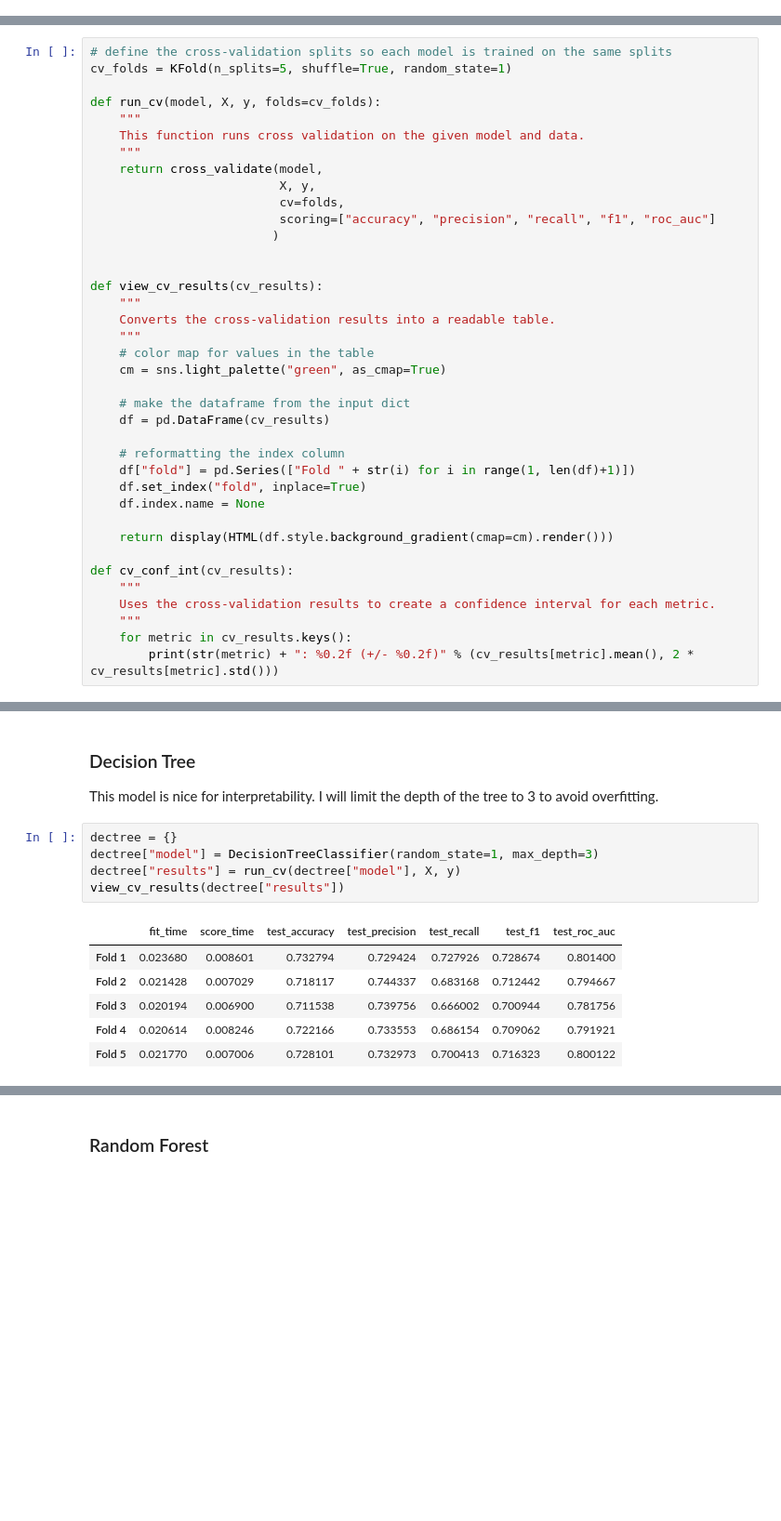
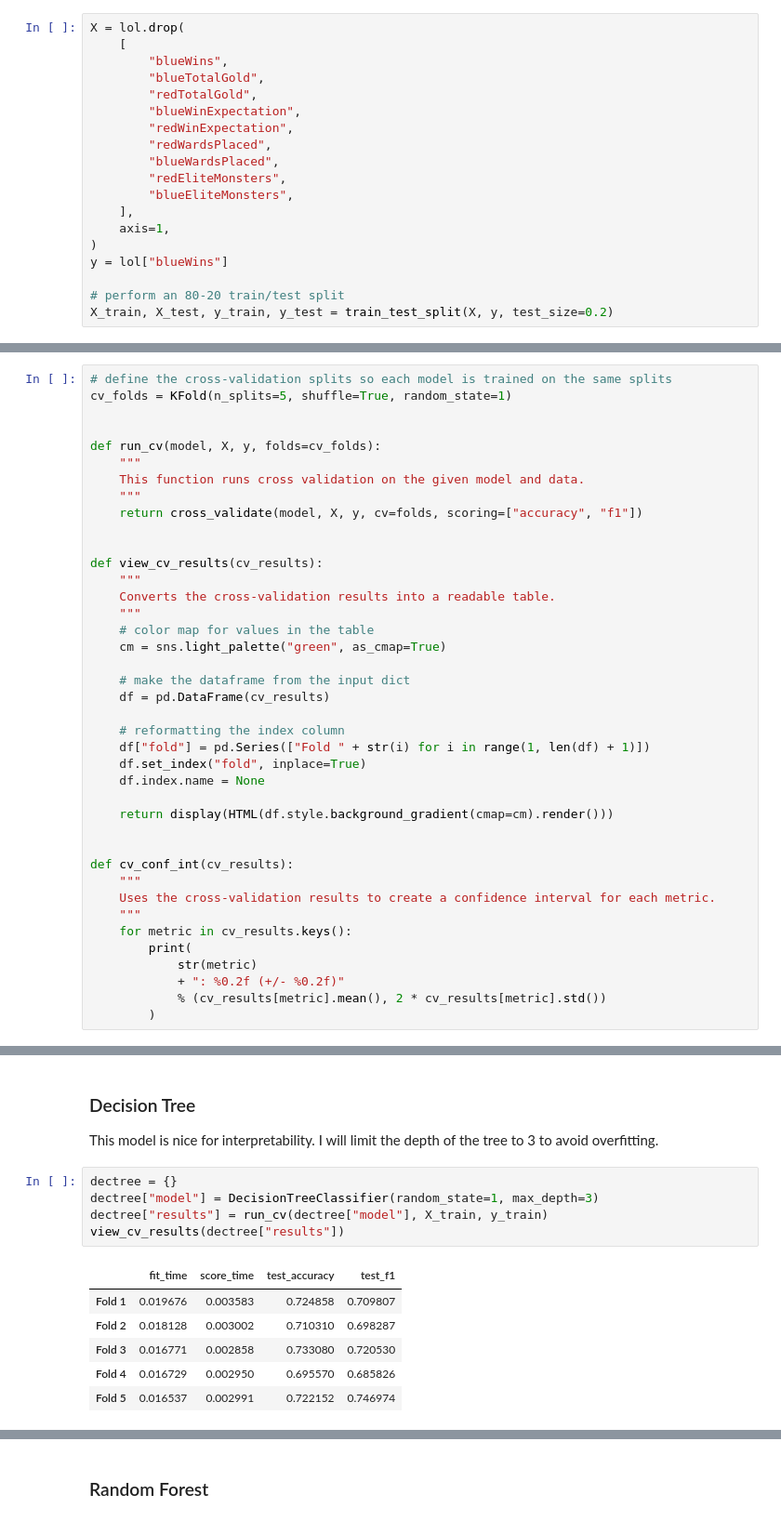
Before and after one commit to awray3/league_of_legends, a Jupyter notebook: league_of_legends.ipynb, the cells around one changed output, grey strips where cells are left out. Shown at 93% size. Cells and saved outputs as stored; diff of their text form; blank space fills up the shorter version.

```diff
--- a/league_of_legends.ipynb
+++ b/league_of_legends.ipynb
@@ -443,0 +502,19 @@ To test each model I will run a 5-fold cross-validation. To score a model I will
+# %%
+X = lol.drop(
+    [
+        "blueWins",
+        "blueTotalGold",
+        "redTotalGold",
+        "blueWinExpectation",
+        "redWinExpectation",
+        "redWardsPlaced",
+        "blueWardsPlaced",
+        "redEliteMonsters",
+        "blueEliteMonsters",
+    ],
+    axis=1,
+)
+y = lol["blueWins"]
+
+# perform an 80-20 train/test split
+X_train, X_test, y_train, y_test = train_test_split(X, y, test_size=0.2)
@@ -444,16 +525,13 @@ To test each model I will run a 5-fold cross-validation. To score a model I will
 # %%
 # define the cross-validation splits so each model is trained on the same splits
 cv_folds = KFold(n_splits=5, shuffle=True, random_state=1)
+
 
 def run_cv(model, X, y, folds=cv_folds):
     """
     This function runs cross validation on the given model and data.
     """
-    return cross_validate(model,
-                          X, y,
-                          cv=folds,
-                          scoring=["accuracy", "precision", "recall", "f1", "roc_auc"]
-                         )
+    return cross_validate(model, X, y, cv=folds, scoring=["accuracy", "f1"])
 
 
 def view_cv_results(cv_results):
@@ -467,18 +545,23 @@ def view_cv_results(cv_results):
     df = pd.DataFrame(cv_results)
 
     # reformatting the index column
-    df["fold"] = pd.Series(["Fold " + str(i) for i in range(1, len(df)+1)])
+    df["fold"] = pd.Series(["Fold " + str(i) for i in range(1, len(df) + 1)])
     df.set_index("fold", inplace=True)
     df.index.name = None
 
     return display(HTML(df.style.background_gradient(cmap=cm).render()))
+
 
 def cv_conf_int(cv_results):
     """
     Uses the cross-validation results to create a confidence interval for each metric.
     """
     for metric in cv_results.keys():
-        print(str(metric) + ": %0.2f (+/- %0.2f)" % (cv_results[metric].mean(), 2 * cv_results[metric].std()))
+        print(
+            str(metric)
+            + ": %0.2f (+/- %0.2f)"
+            % (cv_results[metric].mean(), 2 * cv_results[metric].std())
+        )
 # %% [markdown]
 ## Distance-Based Models
 
@@ -626,15 +654,15 @@ This model is nice for interpretability. I will limit the depth of the tree to 3
 # %%
 dectree = {}
 dectree["model"] = DecisionTreeClassifier(random_state=1, max_depth=3)
-dectree["results"] = run_cv(dectree["model"], X, y)
+dectree["results"] = run_cv(dectree["model"], X_train, y_train)
 view_cv_results(dectree["results"])
 # %% [output]
-|  | fit_time | score_time | test_accuracy | test_precision | test_recall | test_f1 | test_roc_auc |
-| Fold 1 | 0.023680 | 0.008601 | 0.732794 | 0.729424 | 0.727926 | 0.728674 | 0.801400 |
-| Fold 2 | 0.021428 | 0.007029 | 0.718117 | 0.744337 | 0.683168 | 0.712442 | 0.794667 |
-| Fold 3 | 0.020194 | 0.006900 | 0.711538 | 0.739756 | 0.666002 | 0.700944 | 0.781756 |
-| Fold 4 | 0.020614 | 0.008246 | 0.722166 | 0.733553 | 0.686154 | 0.709062 | 0.791921 |
-| Fold 5 | 0.021770 | 0.007006 | 0.728101 | 0.732973 | 0.700413 | 0.716323 | 0.800122 |
+|  | fit_time | score_time | test_accuracy | test_f1 |
+| Fold 1 | 0.019676 | 0.003583 | 0.724858 | 0.709807 |
+| Fold 2 | 0.018128 | 0.003002 | 0.710310 | 0.698287 |
+| Fold 3 | 0.016771 | 0.002858 | 0.733080 | 0.720530 |
+| Fold 4 | 0.016729 | 0.002950 | 0.695570 | 0.685826 |
+| Fold 5 | 0.016537 | 0.002991 | 0.722152 | 0.746974 |
 # %%
 cv_conf_int(dectree["results"])
 # %% [output]
```
Also changed, not shown: parts of 34 cells of this notebook.
